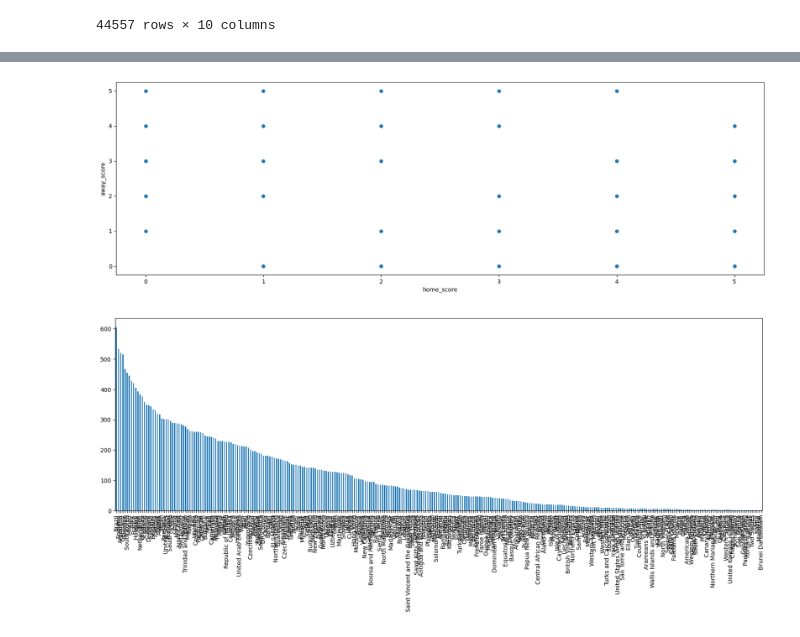
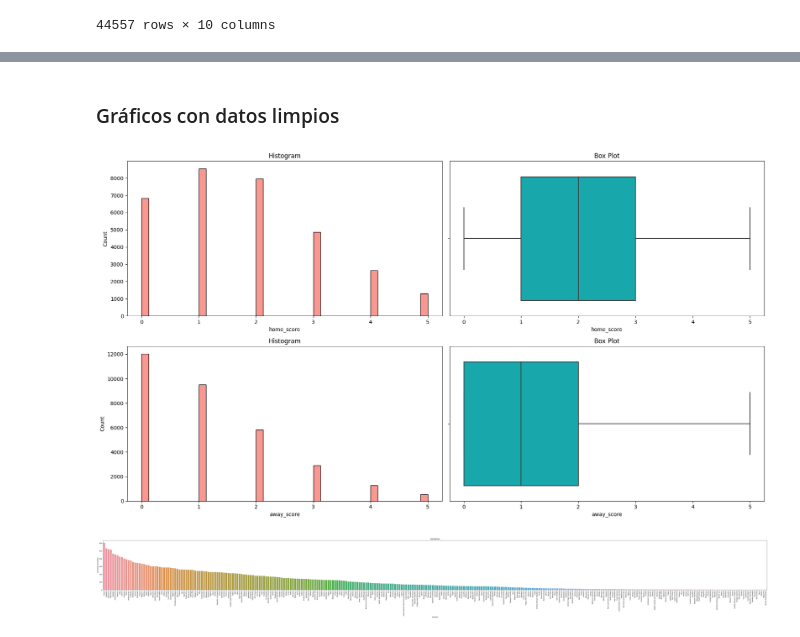
Before and after one commit to AlexTorresDev/Analisis-de-Datos, a Jupyter notebook: notebooks/Proyecto final.ipynb, the cells around one changed output, grey strips where cells are left out. Drawn from its saved outputs; the diff is of its cells as text; code cells hidden in the pictures.

```diff
--- a/notebooks/Proyecto final.ipynb
+++ b/notebooks/Proyecto final.ipynb
@@ -83,0 +158,31 @@ dfResults['away_score'] = dfResults['away_score'].astype(int)
+# %%
+def showGraphs(df):
+    num_col = [col for col in df.columns if(df[col].dtype in ['int','float'])]
+
+    ncols = 2
+    nrows = len(num_col)
+
+    fig, axes = plt.subplots(nrows, ncols, figsize=(18, 5*nrows))
+
+    for r in range(nrows):
+        row = num_col[r]
+
+
+        sns.histplot(x=df[row], ax=axes[r,0], color='#F8766D', label='Histograma' , fill =True )
+
+        sns.boxplot(x=df[row], ax=axes[r,1], color='#00BFC4', orient = "h")
+
+        axes[r,0].title.set_text("Histogram")
+        axes[r,1].title.set_text("Box Plot")
+
+    fig.tight_layout()
+    plt.show()
+# %%
+def barGraphWinners():
+  plt.figure(figsize=(80, 6))
+  sns.barplot(x=dfResults['winner'].value_counts().index, y=dfResults['winner'].value_counts().values)
+  plt.xticks(rotation=90)
+  plt.title('Ganadores')
+  plt.ylabel('Cantidad de partidos')
+  plt.xlabel('Equipos')
+  plt.show()
@@ -134,12 +241,8 @@ plt.show()
-# %%
-# Gráfico de dispersión de puntajes de equipos
-dfResults.plot.scatter(x='home_score', y='away_score', figsize=(20, 6))
-plt.show()
-# %% [output]
-[figure, removed]
-# %%
-# Gráfico de barras de ganadores
-dfResults['winner'].value_counts().plot.bar(figsize=(20, 6))
-plt.show()
-# %% [output]
-[figure, removed]
+# %% [markdown]
+### Gráficos con datos limpios
+# %%
+showGraphs(dfResults)
+barGraphWinners()
+# %% [output]
+[figure, added]
+[figure, added]
```
Also changed, not shown: parts of 22 cells of this notebook, 1 other file.
